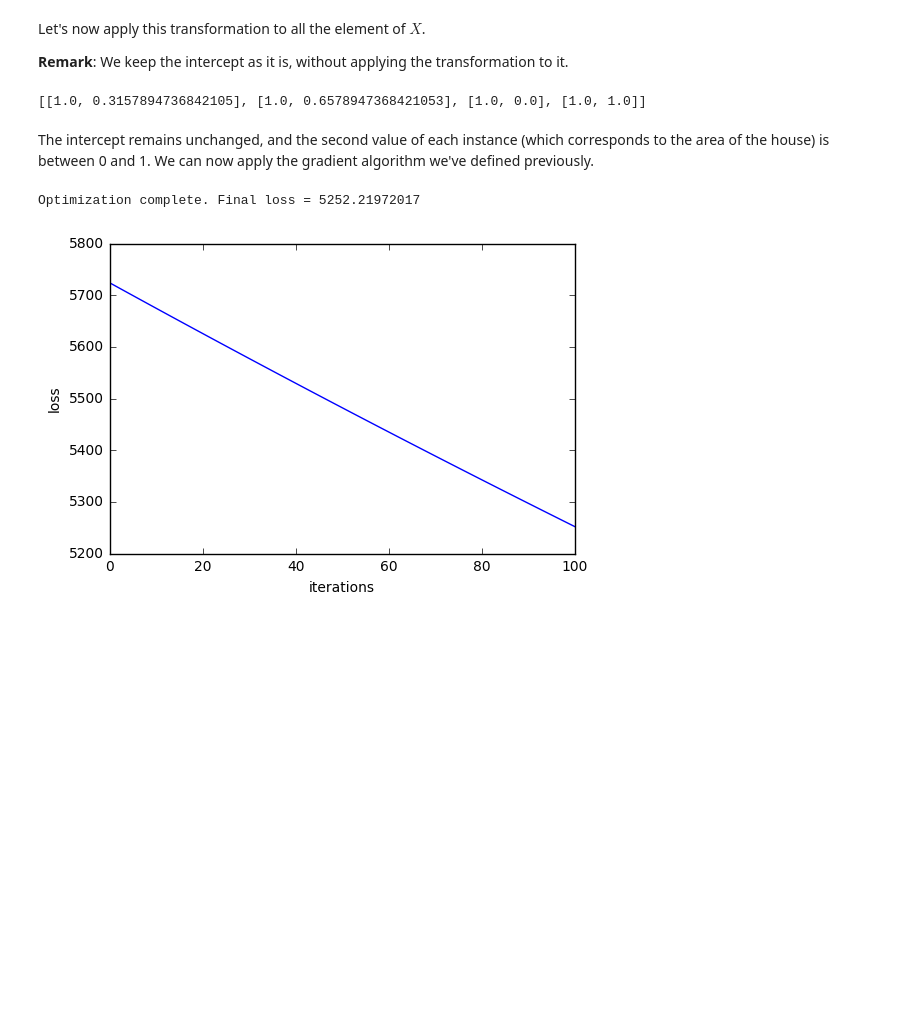
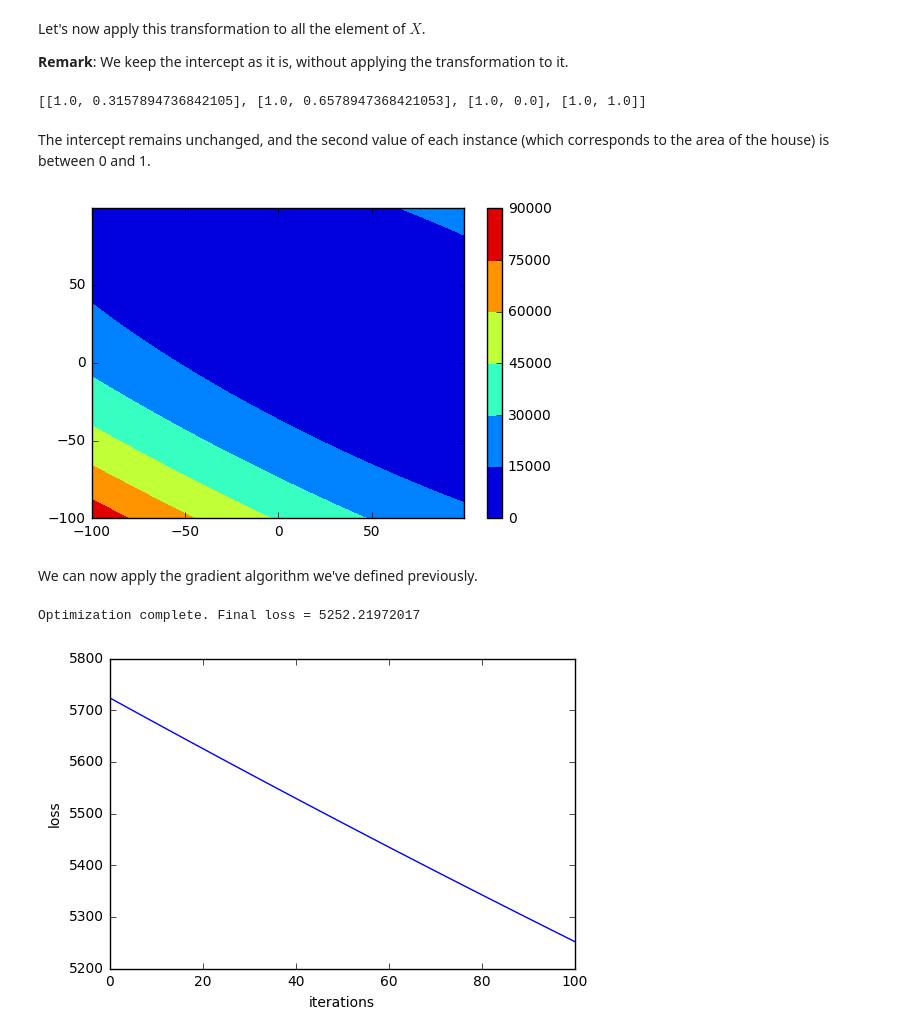
Before and after one commit to azubiolo/lectures, a Jupyter notebook: ml_from_scratch/4_least-squares_continued/least-squares.ipynb, the cells around one changed output. Saved outputs shown, nothing was run; the diff lists cells and outputs as text; code cells hidden in the pictures; blank space fills up the shorter version.

```diff
--- a/ml_from_scratch/4_least-squares_continued/least-squares.ipynb
+++ b/ml_from_scratch/4_least-squares_continued/least-squares.ipynb
@@ -405,7 +407,26 @@ print Z
 # %% [output]
 [[1.0, 0.3157894736842105], [1.0, 0.6578947368421053], [1.0, 0.0], [1.0, 1.0]]
 # %% [markdown]
-The intercept remains unchanged, and the second value of each instance (which corresponds to the area of the house) is between 0 and 1. We can now apply the gradient algorithm we've defined previously.
+The intercept remains unchanged, and the second value of each instance (which corresponds to the area of the house) is between 0 and 1.
+# %%
+dtheta = 1.
+# from -100 to +100 on both axis
+theta0_vector = np.arange(-100,100, dtheta)
+theta1_vector = np.arange(-100,100, dtheta)
+n0 = len(theta0_vector)
+n1 = len(theta1_vector)
+loss = np.zeros([n0, n1])
+for i0 in range(n0):
+    for i1 in range(n1):
+        loss[i0, i1] = cost_function_total(Z, Y, [theta0_vector[i0], theta1_vector[i1]])
+fig = plt.figure()
+plt.contourf(theta0_vector, theta1_vector, loss)
+plt.colorbar()
+plt.show()
+# %% [output]
+[figure, added]
+# %% [markdown]
+We can now apply the gradient algorithm we've defined previously.
 # %%
 def gradient_descent(X, Y, alpha):
     theta = [0, 0] # initializing theta with zeros (it can be initialized in another manner)
```
Also changed, not shown: parts of 1 cell of this notebook, 16 other files.
